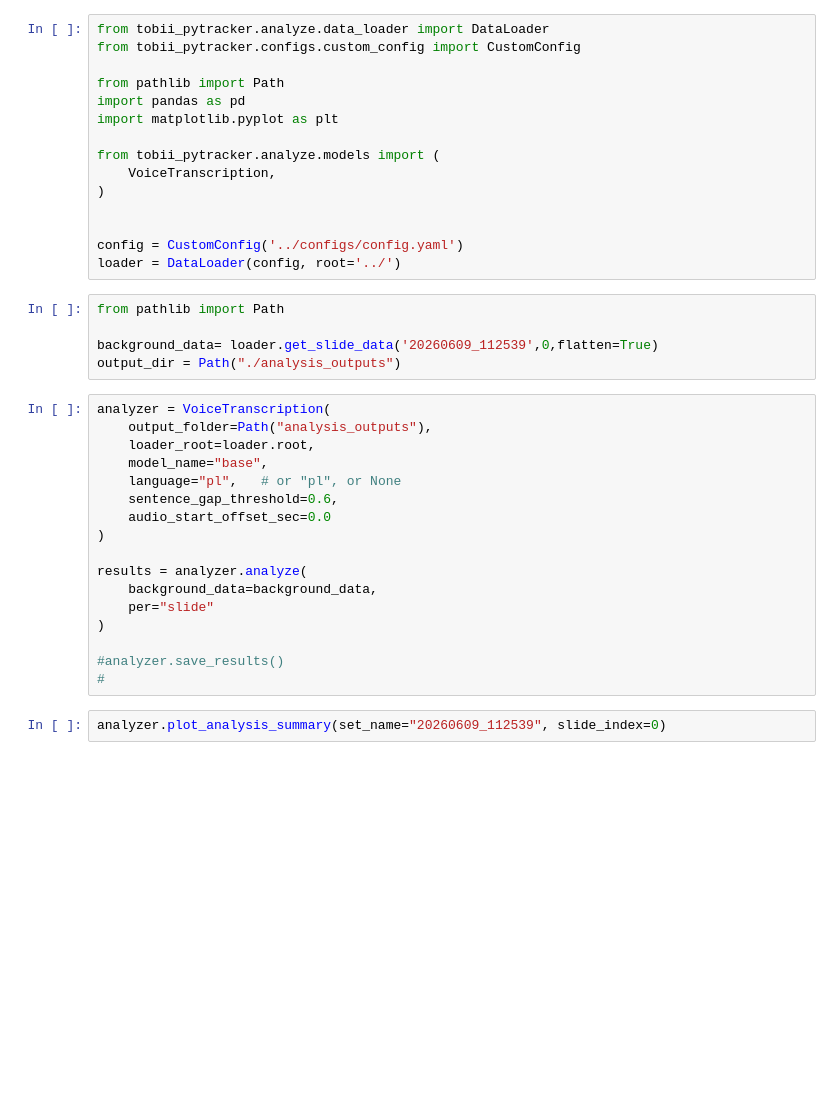
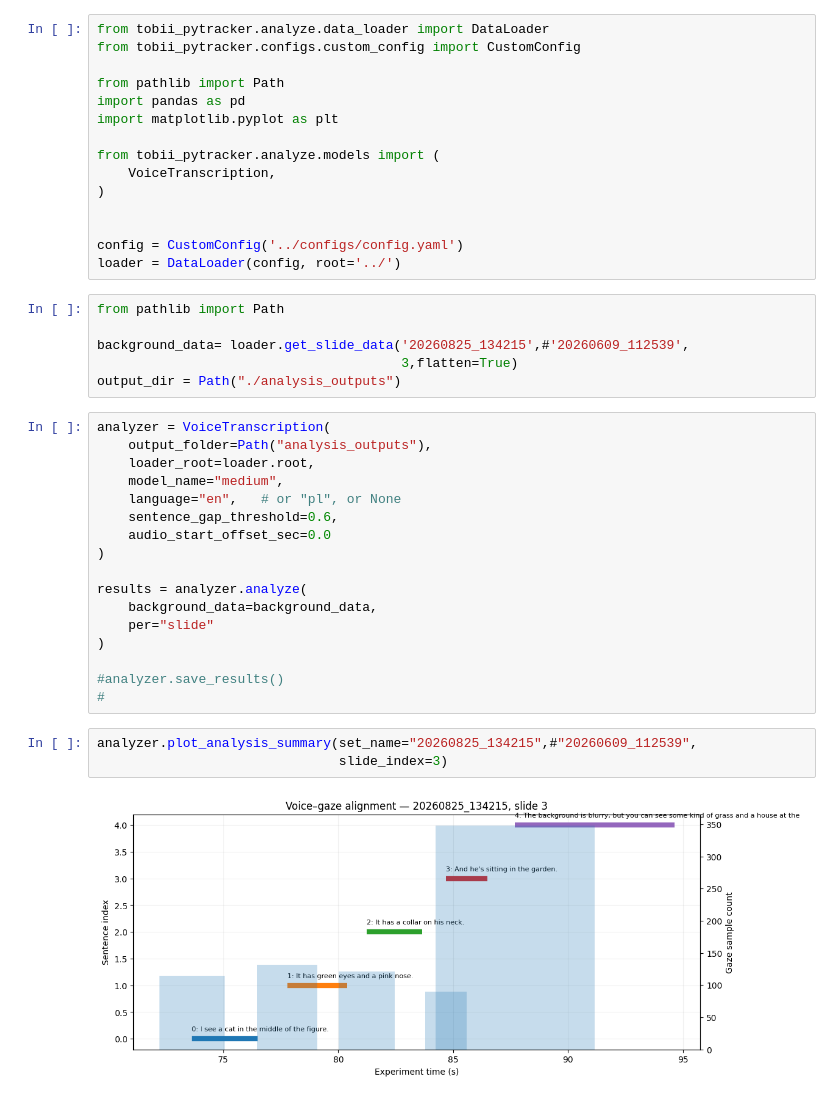
Before and after one commit to sbobek/tobii-pytracker, a Jupyter notebook: examples/voice_transcriber_demo.ipynb, the cells around one changed output. Drawn from its saved outputs; the diff is of its cells as text; blank space fills up the shorter version.

```diff
--- a/examples/voice_transcriber_demo.ipynb
+++ b/examples/voice_transcriber_demo.ipynb
@@ -19,14 +19,15 @@ loader = DataLoader(config, root='../')
 # %%
 from pathlib import Path
 
-background_data= loader.get_slide_data('20260609_112539',0,flatten=True)
+background_data= loader.get_slide_data('20260825_134215',#'20260609_112539',
+                                       3,flatten=True)
 output_dir = Path("./analysis_outputs")
 # %%
 analyzer = VoiceTranscription(
     output_folder=Path("analysis_outputs"),
     loader_root=loader.root,
-    model_name="base",
-    language="pl",   # or "pl", or None
+    model_name="medium",
+    language="en",   # or "pl", or None
     sentence_gap_threshold=0.6,
     audio_start_offset_sec=0.0
 )
@@ -39,7 +40,10 @@ results = analyzer.analyze(
 #analyzer.save_results()
 #
 # %%
-analyzer.plot_analysis_summary(set_name="20260609_112539", slide_index=0)
+analyzer.plot_analysis_summary(set_name="20260825_134215",#"20260609_112539",
+                               slide_index=3)
+# %% [output]
+[figure, added]
 # %%
 import textwrap
 
```
Also changed, not shown: parts of 1 cell of this notebook, 6 other files.
